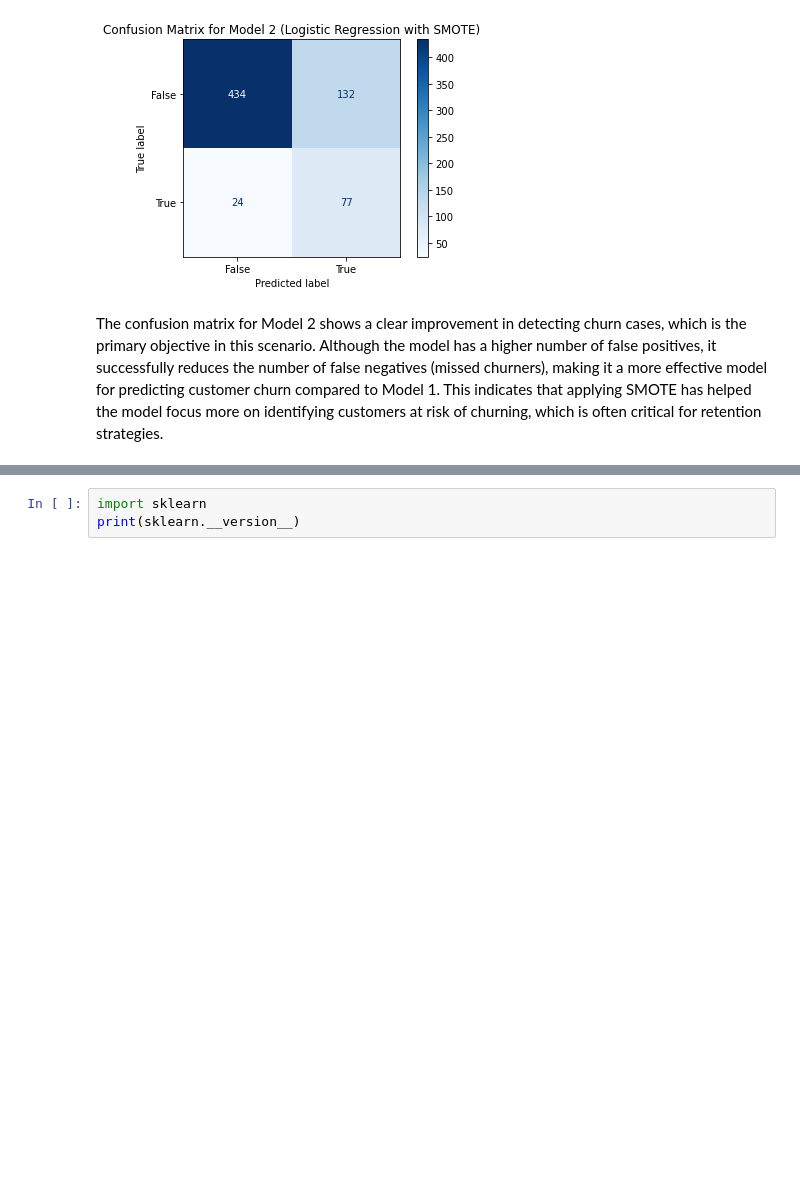
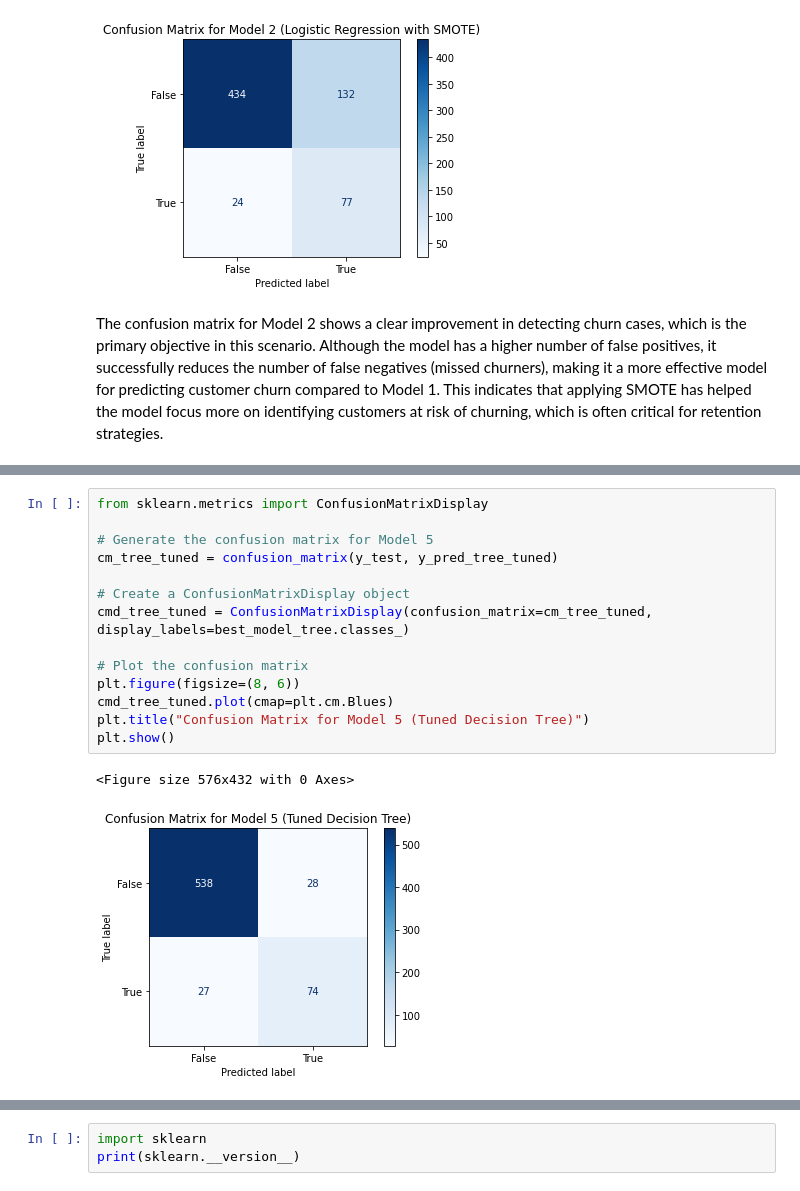
Before and after one commit to engige/syriatel_churn_modeling, a Jupyter notebook: index.ipynb, the cells around one changed output, grey strips where cells are left out. Saved outputs shown, nothing was run; the diff lists cells and outputs as text; blank space fills up the shorter version.

```diff
--- a/index.ipynb
+++ b/index.ipynb
@@ -323,0 +537,17 @@ The confusion matrix for Model 2 shows a clear improvement in detecting churn ca
+# %%
+from sklearn.metrics import ConfusionMatrixDisplay
+
+# Generate the confusion matrix for Model 5
+cm_tree_tuned = confusion_matrix(y_test, y_pred_tree_tuned)
+
+# Create a ConfusionMatrixDisplay object
+cmd_tree_tuned = ConfusionMatrixDisplay(confusion_matrix=cm_tree_tuned, display_labels=best_model_tree.classes_)
+
+# Plot the confusion matrix
+plt.figure(figsize=(8, 6))
+cmd_tree_tuned.plot(cmap=plt.cm.Blues)
+plt.title("Confusion Matrix for Model 5 (Tuned Decision Tree)")
+plt.show()
+# %% [output]
+<Figure size 576x432 with 0 Axes>
+[figure, added]
```
Also changed, not shown: parts of 17 cells of this notebook.
